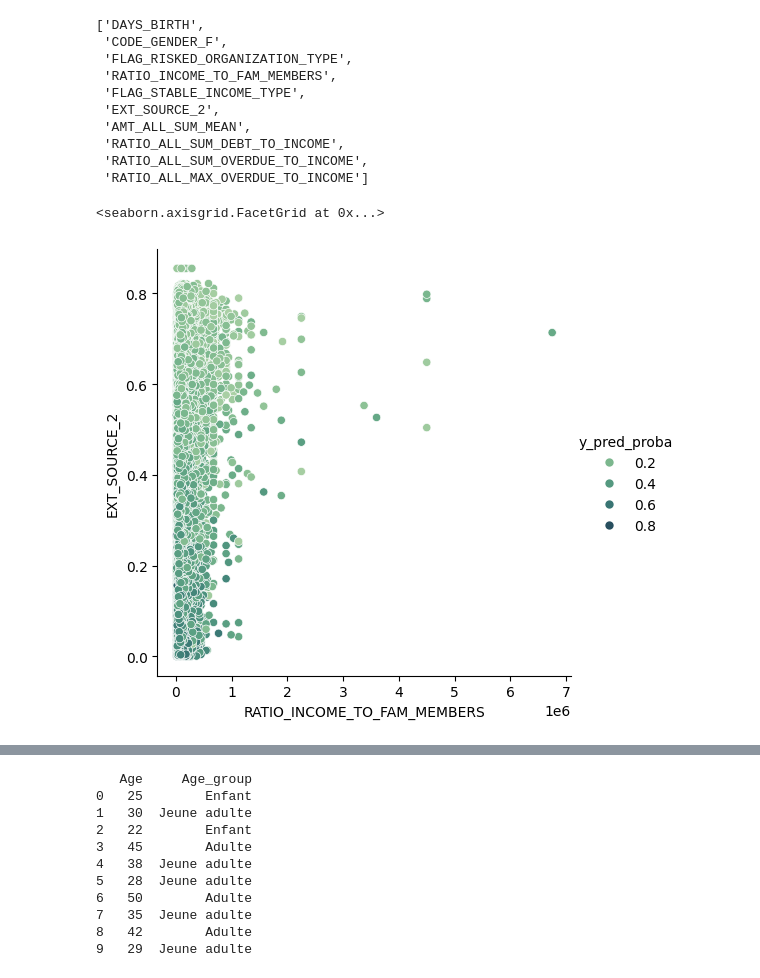
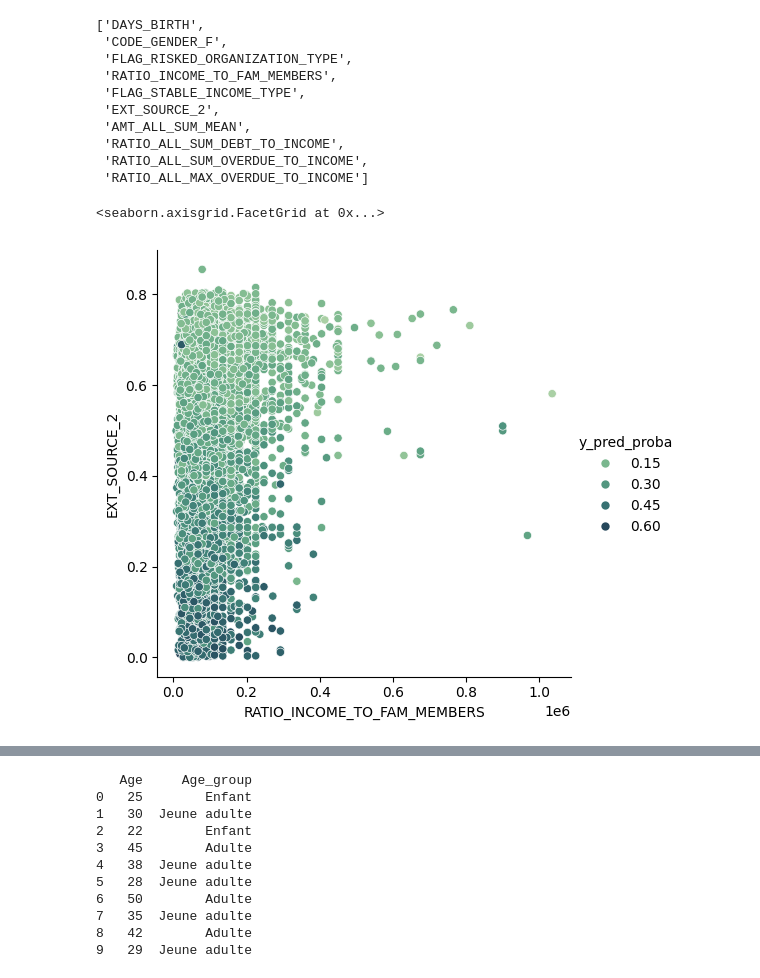
Before and after one commit to gbujo/OpenClassroom-PJ_7, a Jupyter notebook: sources/dashboard/Prepa_dashboard.ipynb, the cells around one changed output, grey strips where cells are left out. Drawn from its saved outputs; the diff is of its cells as text; code cells hidden in the pictures.

```diff
--- a/sources/dashboard/Prepa_dashboard.ipynb
+++ b/sources/dashboard/Prepa_dashboard.ipynb
@@ -13,7 +13,7 @@ import seaborn as sns
 # Data (en local)
 # %%
 data_path = 'c:/users/innov/python_venv/oc-pj7/input'
-data = pd.read_csv(f'{data_path}/application_train_20250103_pred.csv')
+data = pd.read_csv(f'{data_path}/application_train_20250103_pred.csv', nrows=10000)
 #data = data.iloc[:, 3:]  # Je supprime des colonnes de réplication des index (je ne sais pas d'où elles viennent mais pas grave)
 data.info(verbose=True, show_counts=True)
 # %% [output]
@@ -529,11 +529,11 @@ domain_features
 # %%
 i=3
 j=5
 sns.relplot(
     data=data,
     x=domain_features[i], y=domain_features[j],
-    hue='y_pred_proba', palette="ch:r=-.5,l=.75"
+    hue='y_pred_proba', palette="ch:r=-.5,l=.75",
 )
 # %% [output]
 <seaborn.axisgrid.FacetGrid at 0x...>
-[figure, old version]
+[figure, new version]
```
Also changed, not shown: parts of 27 cells of this notebook, 2 other files.
